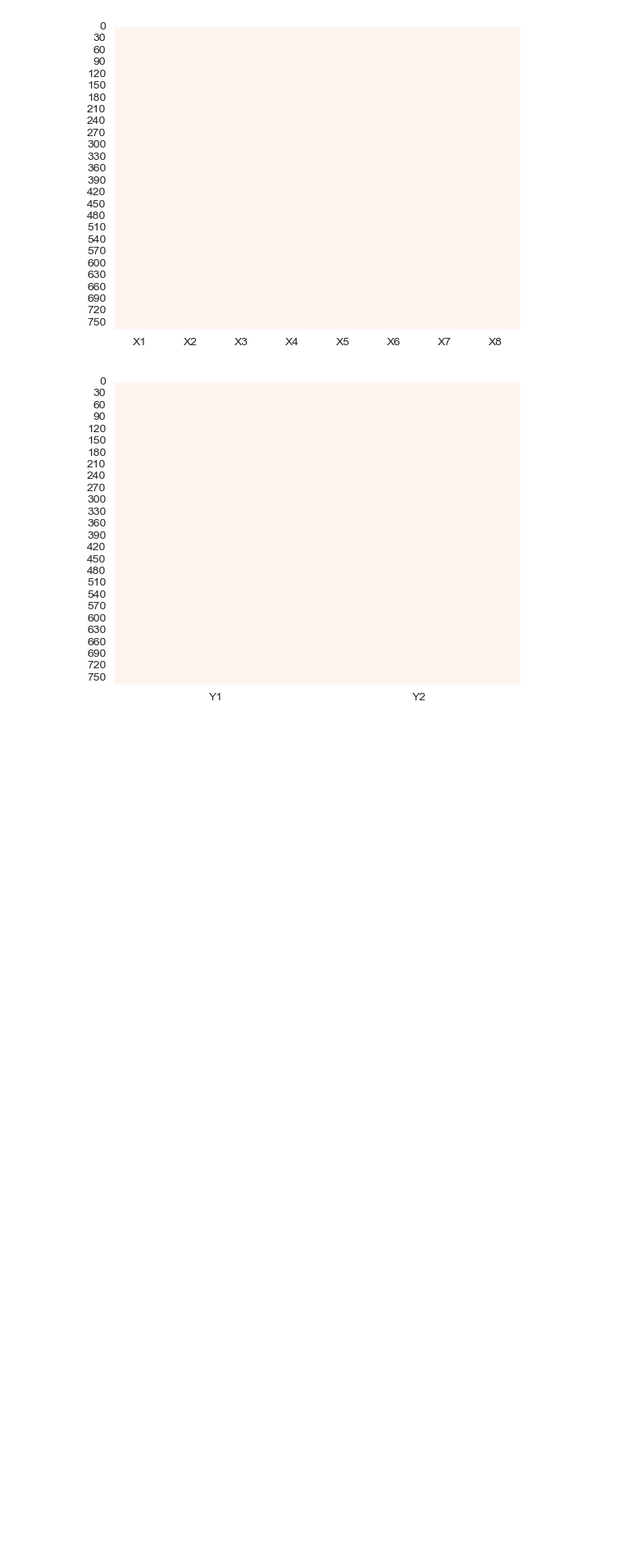
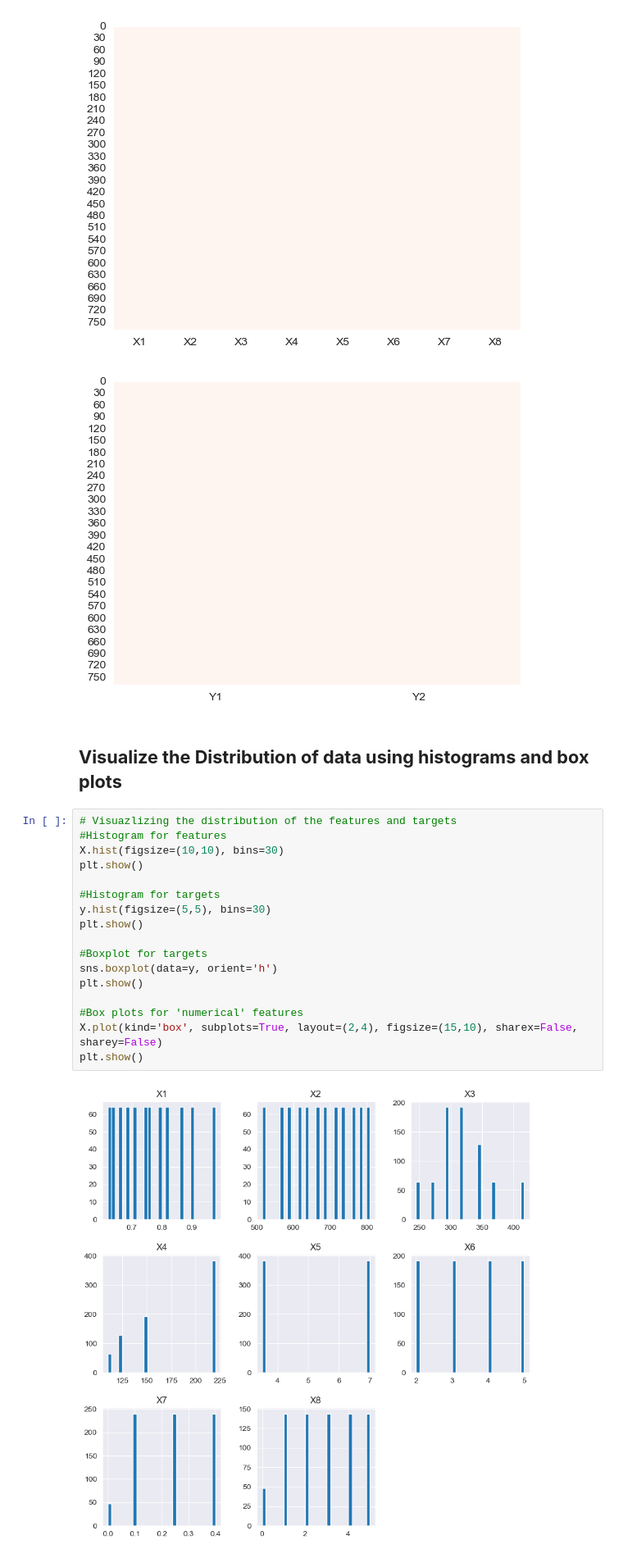
Before and after one commit to sajid-nazir/Regression-Analysis_Assignment-1_Introduction-to-Data-Science-2024, a Jupyter notebook: DS24-AS1-c24muhna.ipynb, the cells around one changed output. Shown at 82% size. Saved outputs shown, nothing was run; the diff lists cells and outputs as text; blank space fills up the shorter version.

Commit message:
Visualizing distribution of data using histogram and box plots

```diff
--- a/DS24-AS1-c24muhna.ipynb
+++ b/DS24-AS1-c24muhna.ipynb
@@ -82,3 +83,24 @@ dtypes: float64(2)
 memory usage: 12.1 KB
 [figure]
 [figure]
+# %% [markdown]
+## **Visualize the Distribution of data using histograms and box plots**
+# %%
+# Visuazlizing the distribution of the features and targets
+#Histogram for features
+X.hist(figsize=(10,10), bins=30)
+plt.show()
+
+#Histogram for targets
+y.hist(figsize=(5,5), bins=30)
+plt.show()
+
+#Boxplot for targets
+sns.boxplot(data=y, orient='h')
+plt.show()
+
+#Box plots for 'numerical' features
+X.plot(kind='box', subplots=True, layout=(2,4), figsize=(15,10), sharex=False, sharey=False)
+plt.show()
+# %% [output]
+[figure, added]
```
Also changed, not shown: parts of 2 cells of this notebook.
